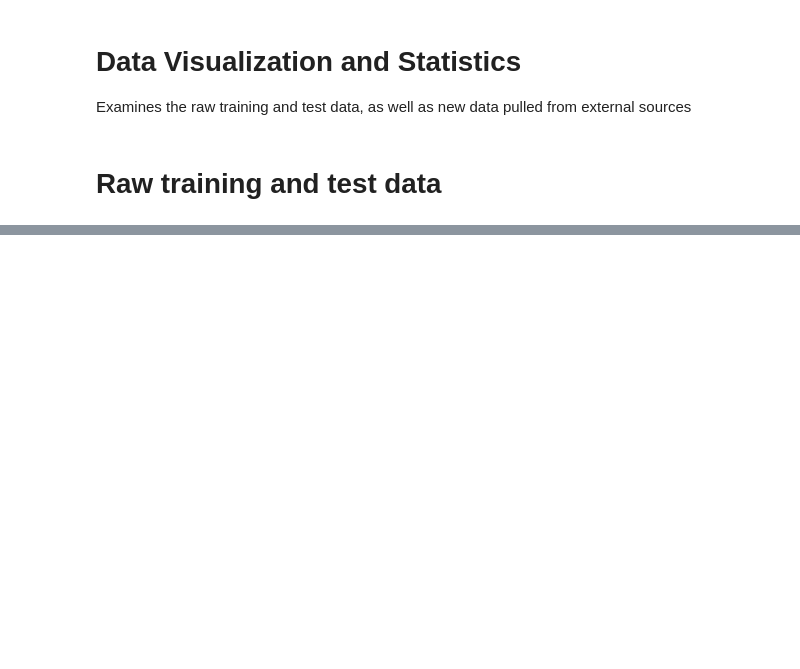
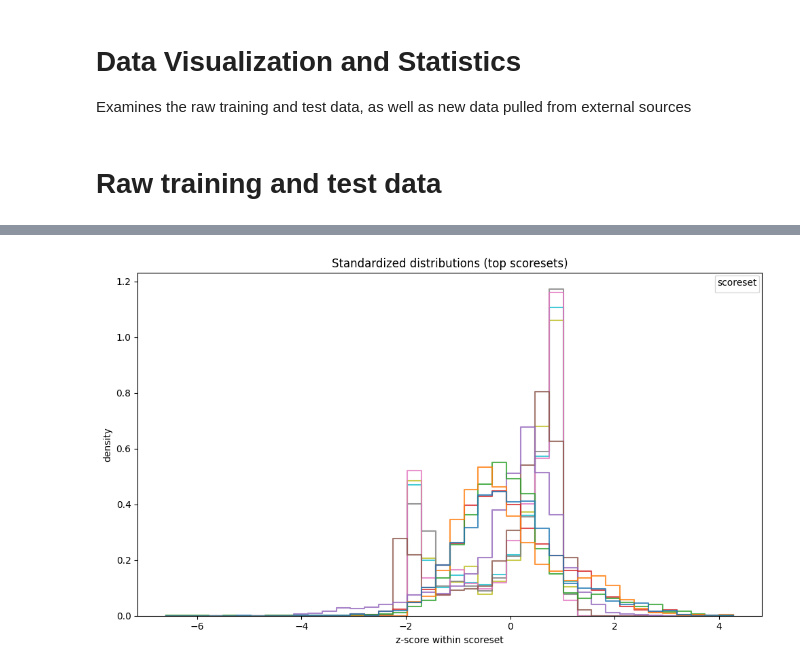
Before and after one commit to isaacdchu/mlm25_mavedb, a Jupyter notebook: notebooks/analysis.ipynb, the cells around one changed output, grey strips where cells are left out. Saved outputs shown, nothing was run; the diff lists cells and outputs as text; code cells hidden in the pictures; blank space fills up the shorter version.

```diff
--- a/notebooks/analysis.ipynb
+++ b/notebooks/analysis.ipynb
@@ -22,2 +47,46 @@ top_sets = raw_train_df["scoreset"].value_counts().head(K).index
+# %%
+# # --- Standardized (z-scored) per scoreset: compare shapes only ---
+
+# Keep only the top scoresets and non-NaN scores
+subset = raw_train_df[raw_train_df["scoreset"].isin(top_sets)].dropna(subset=["score"]).copy()
+
+# Per-scoreset stats with population std (ddof=0) to match your code exactly
+stats = (
+    subset.groupby("scoreset")["score"]
+          .agg(mean=lambda s: np.mean(s),
+               std=lambda s: np.std(s, ddof=0),
+               count="size")
+          .reset_index()
+)
+
+# Filter out groups with <5 samples or zero variance
+good = stats[(stats["count"] >= 5) & (stats["std"] > 0)]
+
+# Merge back and compute z-scores within each scoreset
+subset = subset.merge(good[["scoreset", "mean", "std"]], on="scoreset", how="inner")
+subset["z"] = (subset["score"] - subset["mean"]) / subset["std"]
+
+# Plot: overlaid step histograms (density per group)
+plt.figure(figsize=(10, 6))
+sns.histplot(
+    data=subset,
+    x="z",
+    hue="scoreset",
+    bins=40,
+    stat="density",       # like density=True
+    common_norm=False,    # normalize each scoreset separately
+    element="step",       # step outline (like histtype='step')
+    fill=False,
+    multiple="layer",
+    alpha=0.8
+)
+plt.xlabel("z-score within scoreset")
+plt.ylabel("density")
+plt.title("Standardized distributions (top scoresets)")
+plt.legend(fontsize=6, title="scoreset")
+plt.tight_layout()
+plt.show()
+# %% [output]
+[figure, added]
 # %%
 # Display scoresets seperately
```
Also changed, not shown: parts of 3 cells of this notebook.
